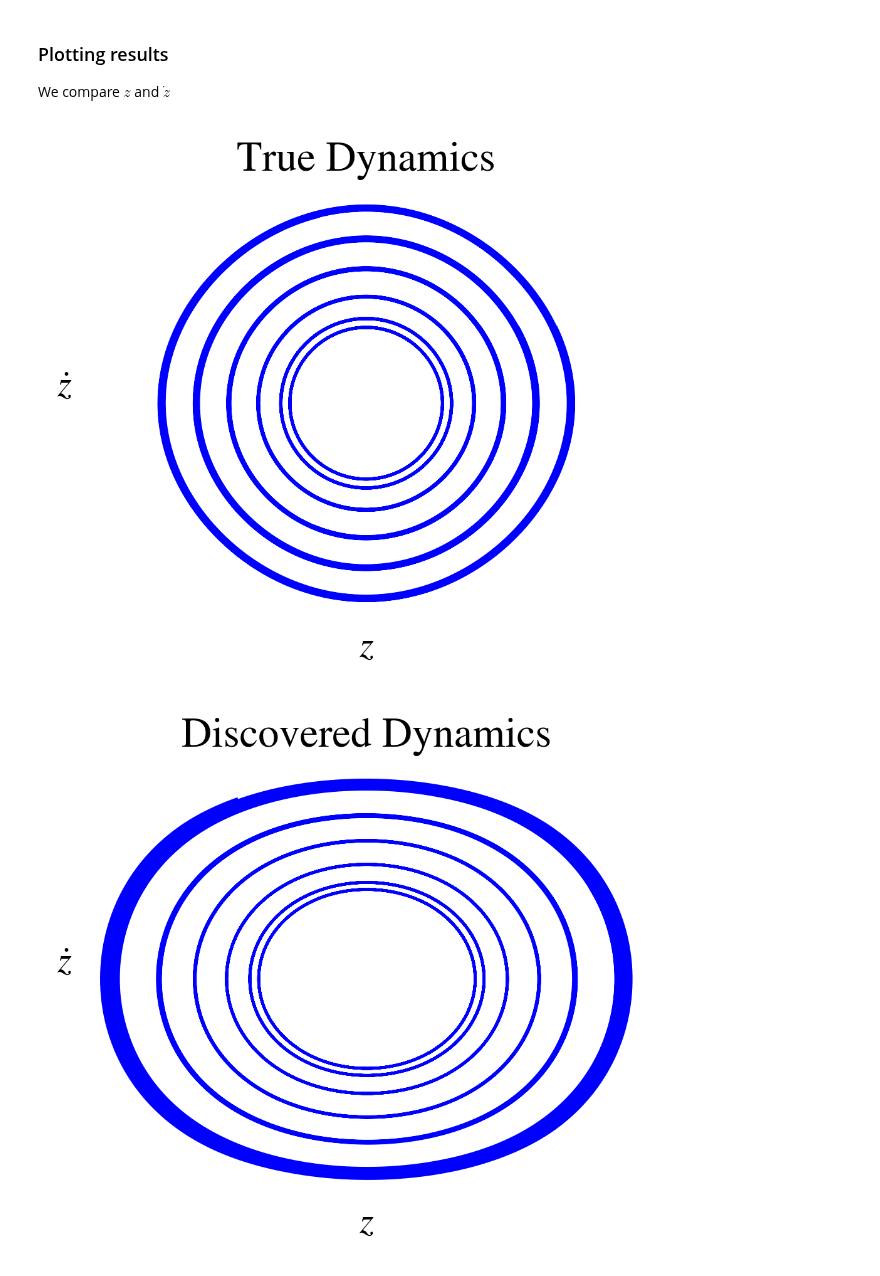
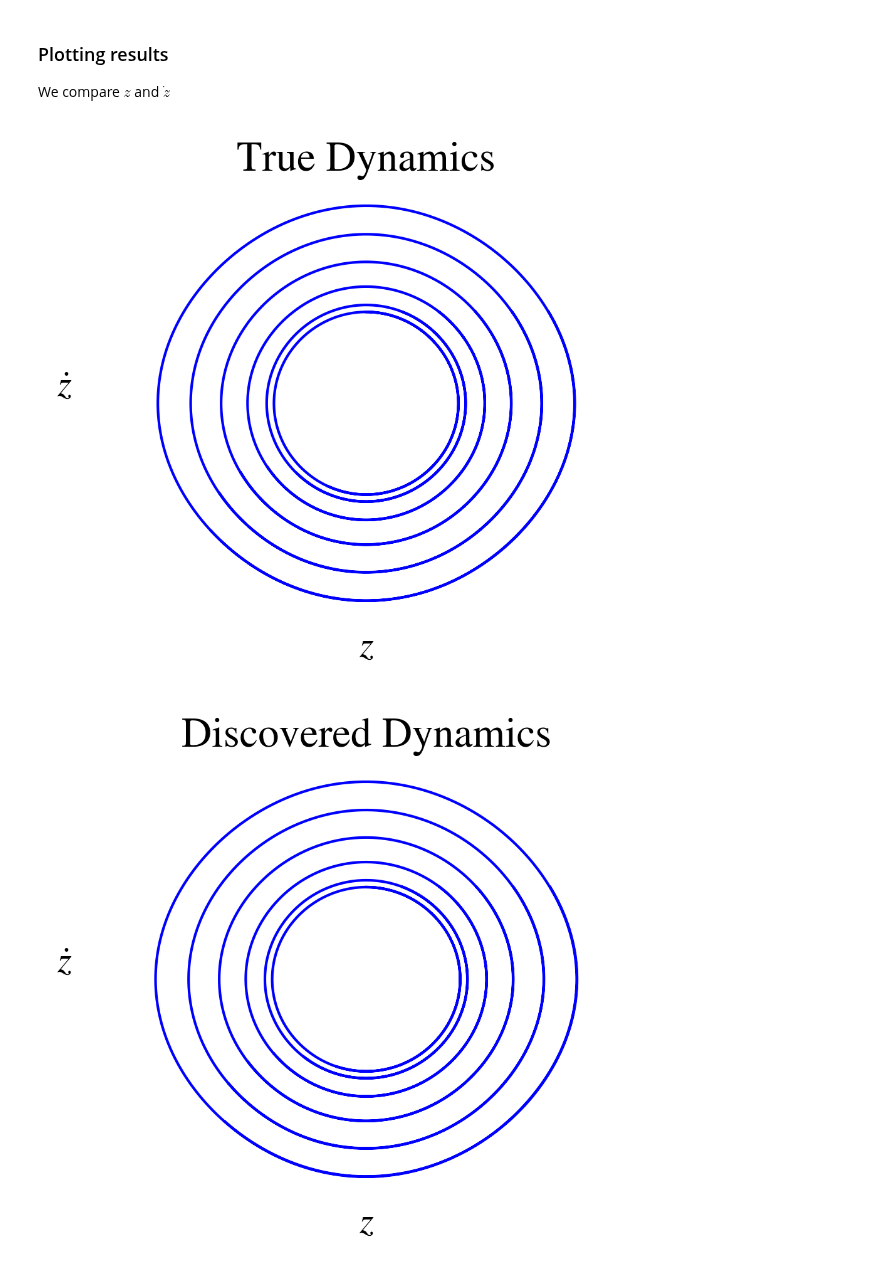
Before and after one commit to jonatanwins/Project-2-FYS5429, a Jupyter notebook: project_2/src/pendulum/pendulumResults.ipynb, the cells around one changed output. Saved outputs shown, nothing was run; the diff lists cells and outputs as text; code cells hidden in the pictures.

Commit message:
Added extra plot for pendulum

```diff
--- a/project_2/src/pendulum/pendulumResults.ipynb
+++ b/project_2/src/pendulum/pendulumResults.ipynb
@@ -126,9 +129,9 @@ from pendulumSimulate import plot_z_zdot
 
 # Simulation parameters
 z_0 = np.array([0])
-dz_0 = np.array([0.4])
+dz_0 = np.array([0.5])
 
-time = np.linspace(0, 100, 10000)
+time = np.linspace(0, 10, 1000)
 
 all_z_sims = np.array([sindy_simulate_order2(z_0, dz_0, time, true_xi, **library_hparams)])
 for i in range(2, 11, 2):
@@ -138,17 +141,17 @@ for i in range(2, 11, 2):
 
 plot_z_zdot(all_z_sims, title="True Dynamics")
 # %% [output]
-[figure, old version]
+[figure, new version]
 # %%
 z_0 = np.array([0])
-dz_0 = np.array([0.4])
+dz_0 = np.array([0.5])
 
 all_z_sims = np.array([sindy_simulate_order2(z_0, dz_0, time, xi, **library_hparams)])
 for i in range(2, 11, 2):
     z_0 = np.array([i/10])
     z_sim = sindy_simulate_order2(z_0, dz_0, time, xi, **library_hparams)
     all_z_sims = np.concatenate([all_z_sims, np.array([z_sim])])
 
 plot_z_zdot(all_z_sims, title="Discovered Dynamics")
 # %% [output]
-[figure, old version]
+[figure, new version]
```
Also changed, not shown: parts of 7 cells of this notebook, 1 other file.
